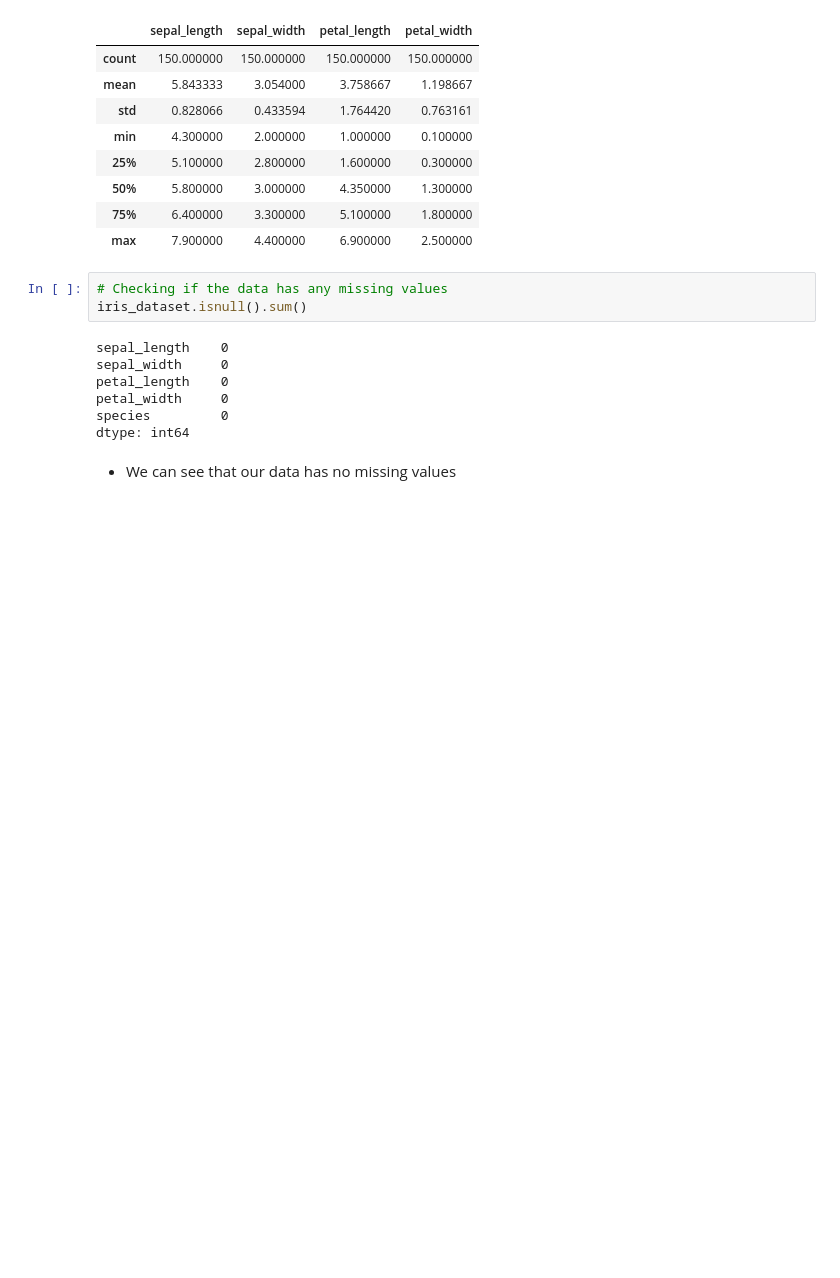
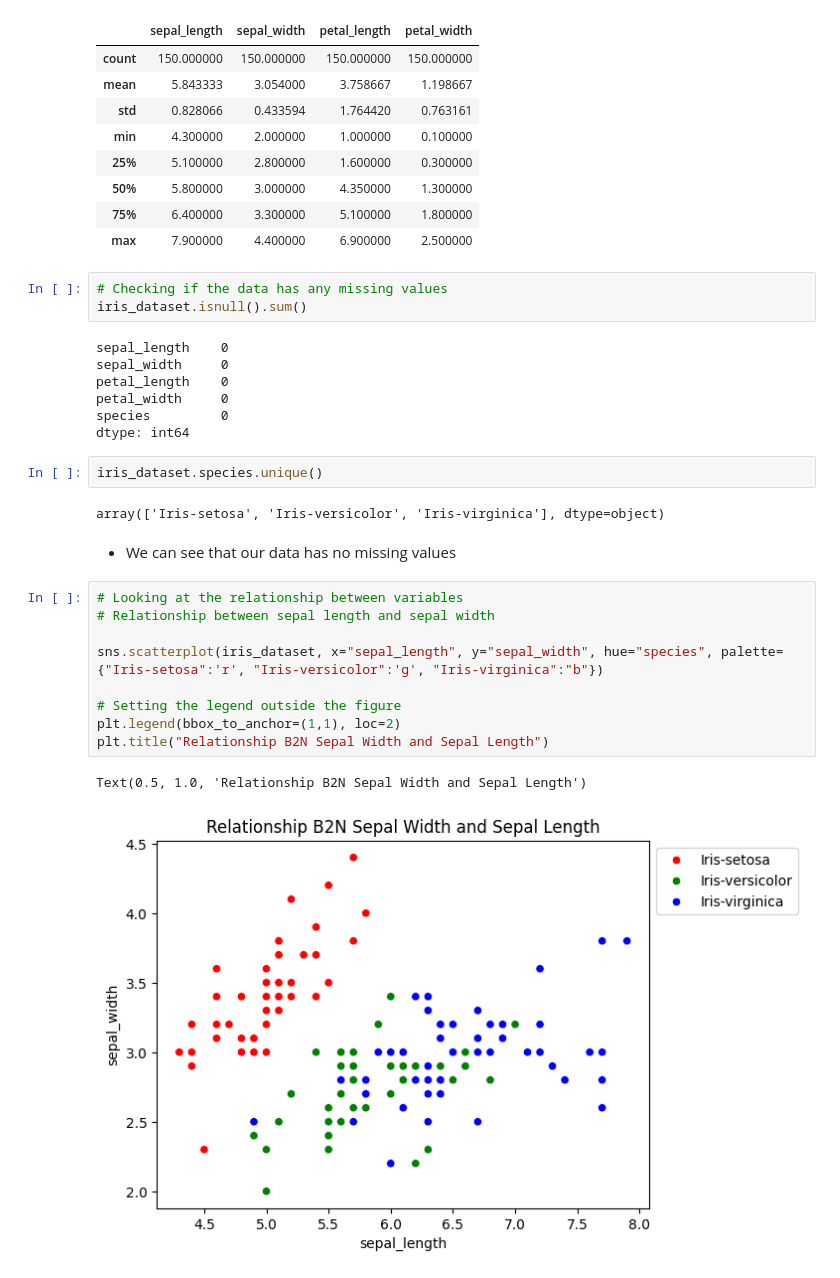
Before and after one commit to mut-rogers/irisEDA, a Jupyter notebook: iris.ipynb, the cells around one changed output. Saved outputs shown, nothing was run; the diff lists cells and outputs as text; blank space fills up the shorter version.

Commit message:
relations

```diff
--- a/iris.ipynb
+++ b/iris.ipynb
@@ -56,5 +56,21 @@ petal_length    0
 petal_width     0
 species         0
 dtype: int64
+# %%
+iris_dataset.species.unique()
+# %% [output]
+array(['Iris-setosa', 'Iris-versicolor', 'Iris-virginica'], dtype=object)
 # %% [markdown]
 - We can see that our data has no missing values
+# %%
+# Looking at the relationship between variables
+# Relationship between sepal length and sepal width
+
+sns.scatterplot(iris_dataset, x="sepal_length", y="sepal_width", hue="species", palette={"Iris-setosa":'r', "Iris-versicolor":'g', "Iris-virginica":"b"})
+
+# Setting the legend outside the figure
+plt.legend(bbox_to_anchor=(1,1), loc=2)
+plt.title("Relationship B2N Sepal Width and Sepal Length")
+# %% [output]
+Text(0.5, 1.0, 'Relationship B2N Sepal Width and Sepal Length')
+[figure, added]
```
Also changed, not shown: parts of 6 cells of this notebook.
